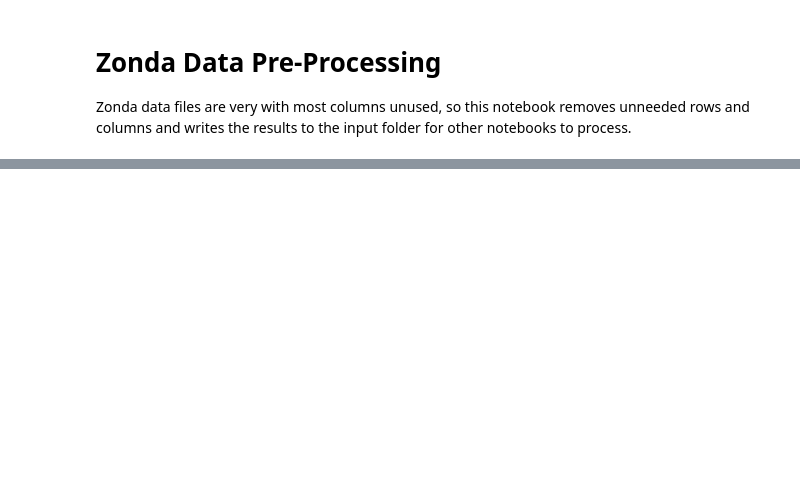
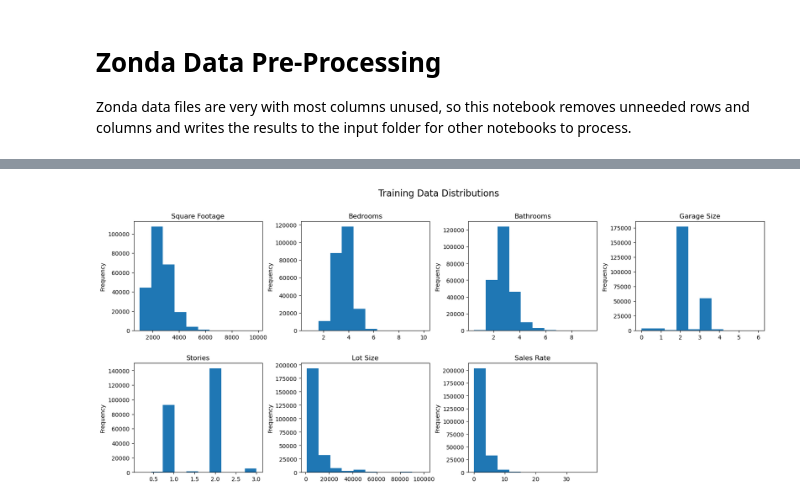
Before and after one commit to PaulGilchrist/machine-learning3, a Jupyter notebook: notebooks/preprocessing_zonda_data.ipynb, the cells around one changed output, grey strips where cells are left out. Saved outputs shown, nothing was run; the diff lists cells and outputs as text; code cells hidden in the pictures; blank space fills up the shorter version.

Commit message:
Add data analysis plots

```diff
--- a/notebooks/preprocessing_zonda_data.ipynb
+++ b/notebooks/preprocessing_zonda_data.ipynb
@@ -87,3 +112,31 @@ Shape after data cleanup = (243069, 16)
 | 2 | 1034 NE 72nd Street LLC | Plan 1737 | Seattle | WA | 98115 | 300068 | 47.681056 | -122.315907 | 1737.0 | 3.0 | ... |
 | 3 | 13th Floor Homes | Amelia | Tamarac | FL | 33319 | 131033 | 26.192302 | -80.211595 | 1580.0 | 3.0 | ... |
 | 4 | 13th Floor Homes | Amelia | West Palm Beach | FL | 33404 | 19032 | 26.781443 | -80.082896 | 1558.0 | 3.0 | ... |
+# %%
+fig, ax = plt.subplots(figsize=(20, 8))
+plt.subplot(2, 4, 1)
+df["Base Sq Ft"].plot(kind = 'hist')
+plt.title('Square Footage')
+plt.subplot(2, 4, 2)
+df["Bedrooms"].plot(kind = 'hist')
+plt.title('Bedrooms')
+plt.subplot(2, 4, 3)
+df["Baths"].plot(kind = 'hist')
+plt.title('Bathrooms')
+plt.subplot(2, 4, 4)
+df["Garage"].plot(kind = 'hist')
+plt.title('Garage Size')
+plt.subplot(2, 4, 5)
+df["Stories"].plot(kind = 'hist')
+plt.title('Stories')
+plt.subplot(2, 4, 6)
+df["Lot Size"].plot(kind = 'hist')
+plt.title('Lot Size')
+plt.subplot(2, 4, 7)
+df["Sales Rate"].plot(kind = 'hist')
+plt.title('Sales Rate')
+plt.suptitle("Training Data Distributions", fontsize=16)
+fig.subplots_adjust(wspace=0.3, hspace=0.3)
+plt.show()
+# %% [output]
+[figure, added]
```
Also changed, not shown: parts of 6 cells of this notebook, 5 other files.
